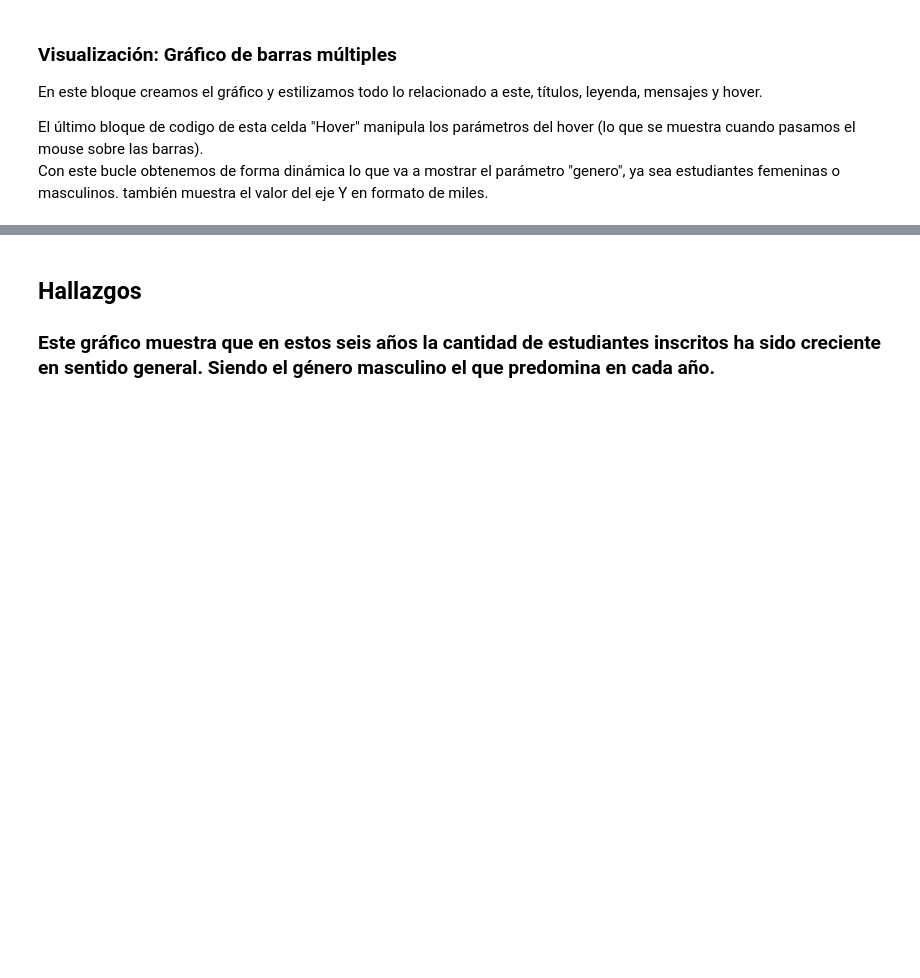
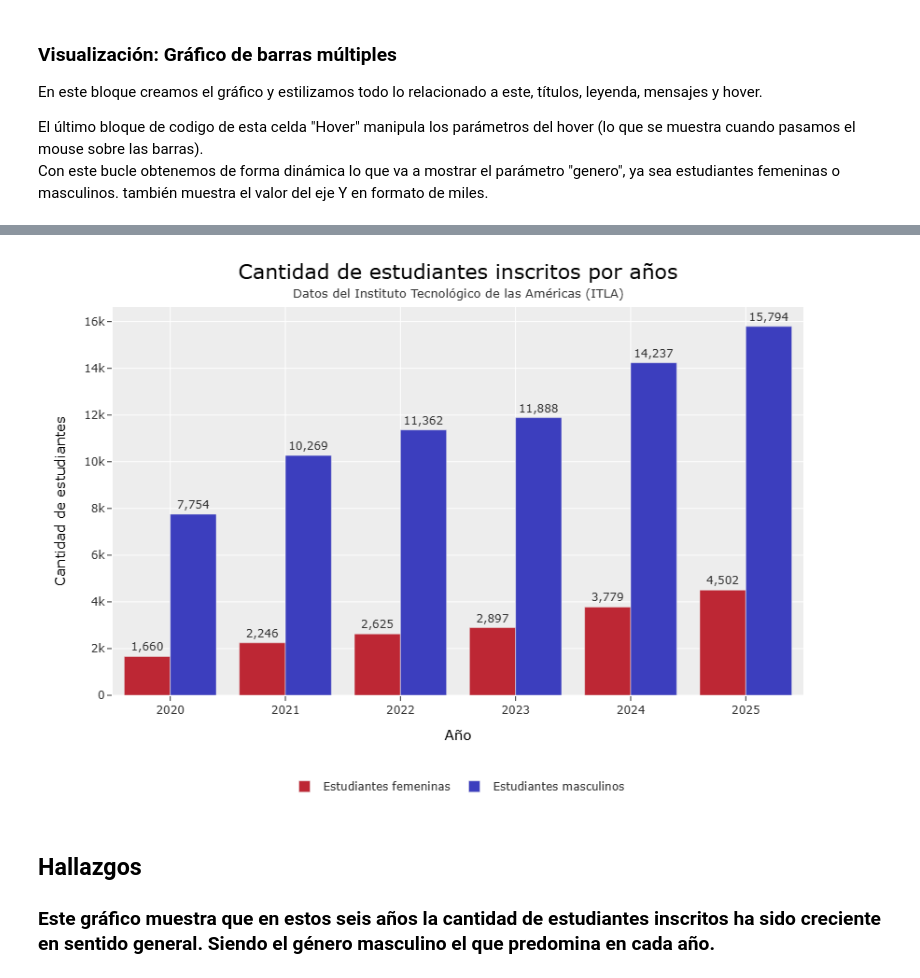
Before and after one commit to fernan-15/ITLA_Analisis_inscritos, a Jupyter notebook: estudiantes_inscritos_ITLA.ipynb, the cells around one changed output, grey strips where cells are left out. Saved outputs shown, nothing was run; the diff lists cells and outputs as text; code cells hidden in the pictures; blank space fills up the shorter version.

```diff
--- a/estudiantes_inscritos_ITLA.ipynb
+++ b/estudiantes_inscritos_ITLA.ipynb
@@ -161,6 +161,8 @@ fig.update_layout(
     yaxis_title = "Cantidad de estudiantes",
     yaxis_title_font = {"size": 15, "color": "black"},
     xaxis_title_font = {"size": 15, "color": "black"},
+    width = 900,
+    height = 600
 
 
 # Ubicación y características de la leyenda
@@ -207,3 +208,4 @@ fig.show()
+[figure, added]
 # %% [markdown]
 ## Hallazgos
 ### Este gráfico muestra que en estos seis años la cantidad de estudiantes inscritos ha sido creciente en sentido general. Siendo el género masculino el que predomina en cada año.
```
Also changed, not shown: parts of 4 cells of this notebook.
